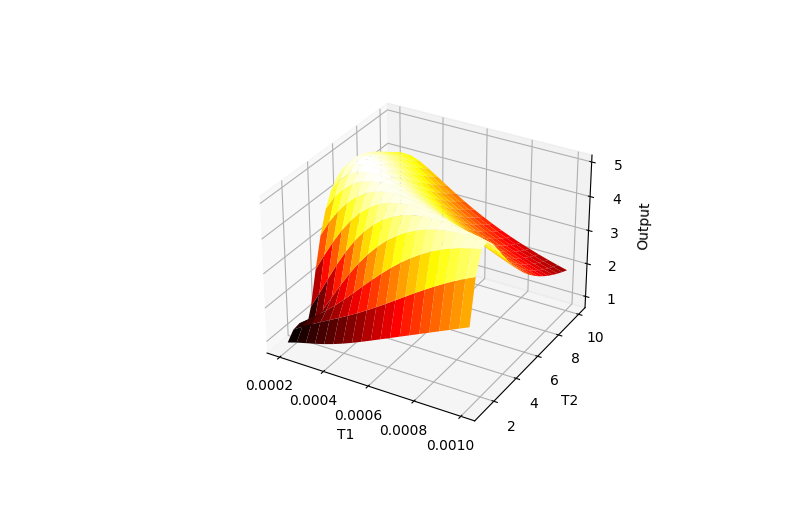
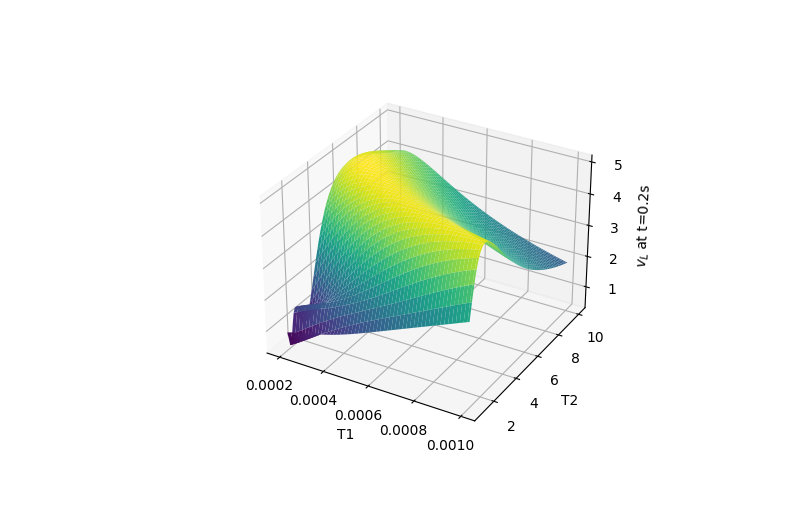
Before and after one commit to NovelMobileRobotsLab/pinto-squirrel, a Jupyter notebook: SEA/gen_map.ipynb, the cells around one changed output. Saved outputs shown, nothing was run; the diff lists cells and outputs as text; code cells hidden in the pictures.

```diff
--- a/SEA/gen_map.ipynb
+++ b/SEA/gen_map.ipynb
@@ -77,38 +77,38 @@ def get_state(_T1, _T2):
         x29 = x15*x8 - x17 + x20
         x30 = exp(-x21 - x25)
         x31 = x29*x30
         x32 = x16*x31
         x33 = (1/4)*x27
         x34 = _T2*omega_max*x6
         x35 = 1/k
         x36 = x16*x22
         x_a = omega_max*t + x11*x3 - x2*x6 - x27*x28 - x28*x32
         x_l = _T1*_T2*omega_max*t + _T1*_T2*x11*x3 - m_l*x19*x3 + (1/4)*x16*x23*x29*x3*x30*x35 - x24*x33*x35 - 1/4*x32*x34 - x33*x34
         v_l = _T2*x9 + x26*x36 + x31*x36
 
     return v_l
 
 # Define the range of T1 and T2 values
-T1_values = np.linspace(0.0002, 0.001, 20)
-T2_values = np.linspace(1, 10, 20)
+T1_values = np.linspace(0.0002, 0.001, 100)
+T2_values = np.linspace(1, 10, 100)
 
 # Create a grid of T1 and T2 values
 T1, T2 = np.meshgrid(T1_values, T2_values)
 
 get_state_vec = np.vectorize(get_state)
 Z = get_state_vec(T1, T2)
 
 # Create the heatmap
 from mpl_toolkits.mplot3d import Axes3D
 fig = plt.figure()
 ax = fig.add_subplot(111, projection='3d')
-ax.plot_surface(T1, T2, Z, cmap='hot')
+ax.plot_surface(T1, T2, Z, cmap='viridis')
 ax.set_xlabel('T1')
 ax.set_ylabel('T2')
-ax.set_zlabel('Output')
+ax.set_zlabel('$v_L$ at t=0.2s')
 plt.show()
 # %% [output]
-[figure, old version]
+[figure, new version]
 # %%
 T1 = 1e-6
 T2 = 1e-6
```
Also changed, not shown: parts of 3 cells of this notebook, 4 other files.
